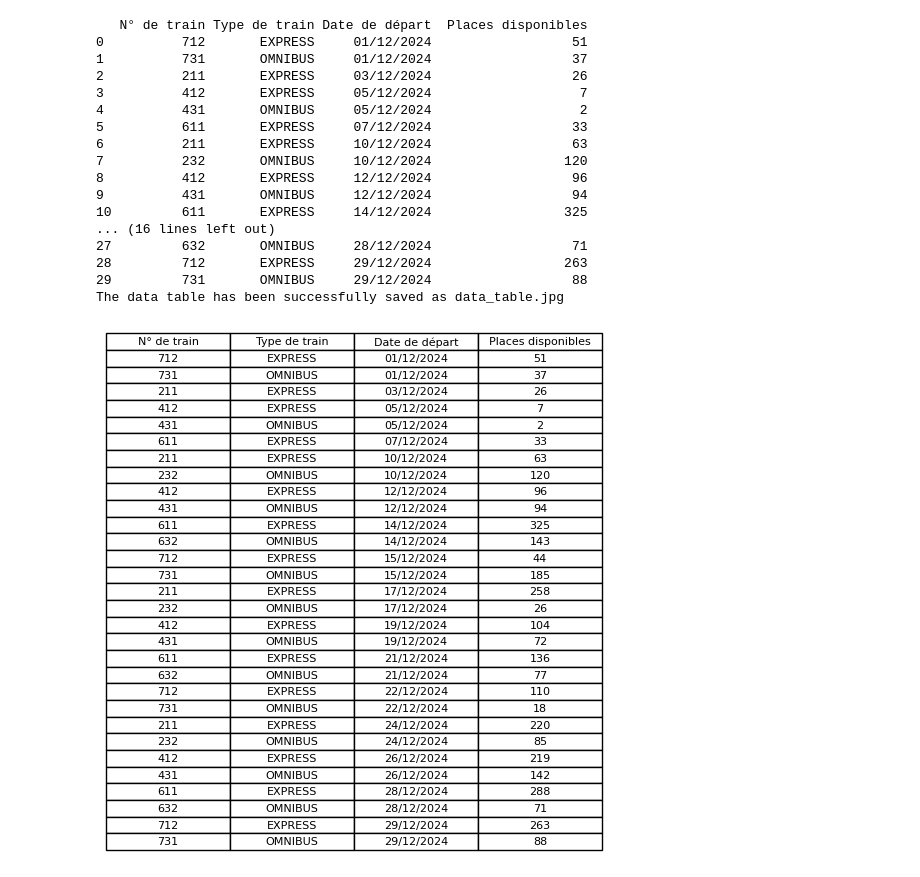
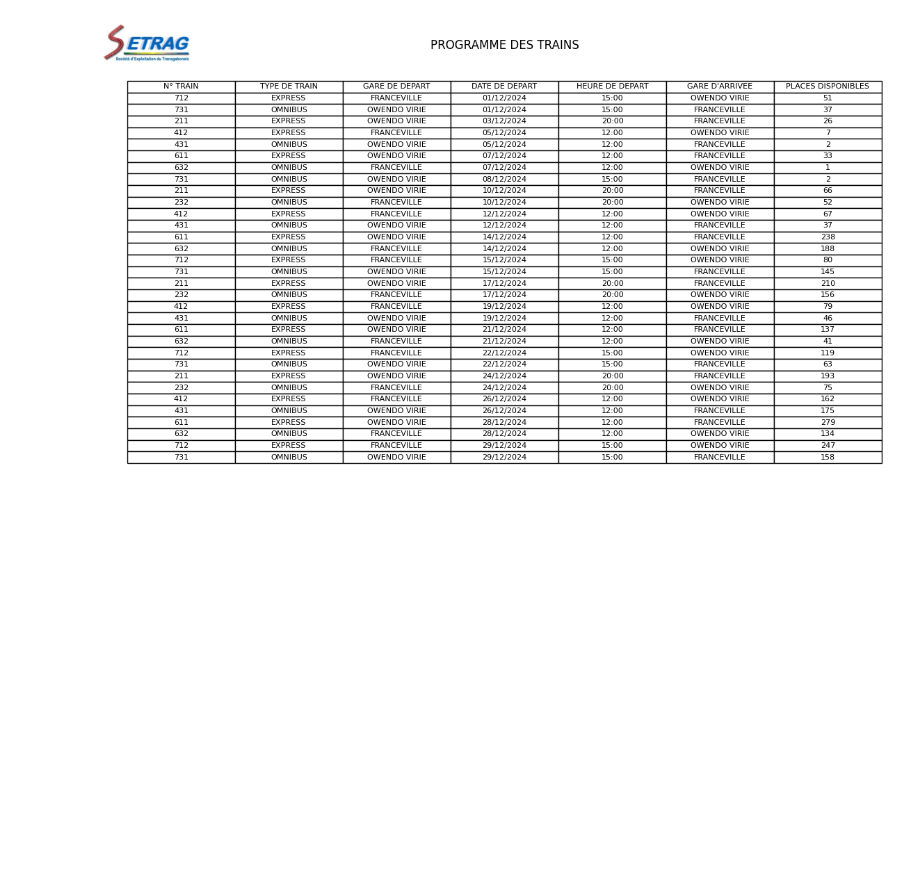
Before and after one commit to bugtronik/db-viz-ml, a Jupyter notebook: notebooks/etl_mobipass.ipynb, the cells around one changed output. Saved outputs shown, nothing was run; the diff lists cells and outputs as text; code cells hidden in the pictures; blank space fills up the shorter version.

```diff
--- a/notebooks/etl_mobipass.ipynb
+++ b/notebooks/etl_mobipass.ipynb
@@ -3,6 +3,7 @@ import pymysql
 import numpy as np
 import pandas as pd
 import matplotlib.pyplot as plt
+import matplotlib.image as mpimg
 from sshtunnel import SSHTunnelForwarder
 
 # Define your SSH and MySQL credentials
@@ -16,6 +17,10 @@ mysql_port = 3306
 mysql_user = 'galera'
 mysql_password = 'galera'
 mysql_db = 'setrag_beta1'
+
+# Charger l'image
+image_path = 'setraglogo.jpg'
+img = mpimg.imread(image_path)
 
 # Establish the SSH tunnel
 with SSHTunnelForwarder(
@@ -33,60 +38,61 @@ with SSHTunnelForwarder(
         port=tunnel.local_bind_port
     )
 
     # Execute a query
     with connection.cursor() as cursor:
         cursor.execute("""
-                        SELECT t.number AS 'N° de train',
-                            tp.label AS 'Type de train',
-                            DATE_FORMAT(FROM_UNIXTIME(t.planned_date/1000), "%d/%m/%Y") AS "Date de départ",
-                            count(sbr.seat_occupation_flag) AS 'Places disponibles'
+                        SELECT t.number AS "N° TRAIN",
+                        	   tp.label AS "TYPE DE TRAIN",
+                               IF(wdr.departure_station = 1, "OWENDO VIRIE", "FRANCEVILLE") AS "GARE DE DEPART",
+                               DATE_FORMAT(FROM_UNIXTIME(t.planned_date/1000), "%d/%m/%Y") AS "DATE DE DEPART",
+                               DATE_FORMAT(FROM_UNIXTIME(t.planned_date/1000), "%H:%i") AS "HEURE DE DEPART",
+                               IF(wdr.arrival_station = 23, "FRANCEVILLE", "OWENDO VIRIE") AS "GARE D'ARRIVEE",
+                        	   count(sbr.seat_occupation_flag) AS "PLACES DISPONIBLES"
                         FROM train AS t
                         INNER JOIN seat_booking_record AS sbr
                         ON sbr.train_id = t.id
                         INNER JOIN seat AS s
                         ON s.id = sbr.seat_id
                         INNER JOIN car AS c
                         ON c.id = s.car_id
                         INNER JOIN train_type tp
                         ON t.train_type_id = tp.id
-                        WHERE (t.planned_date/1000) between UNIX_TIMESTAMP('2024-12-01 00:00:00') AND UNIX_TIMESTAMP('2024-12-31 23:59:59')
-                        AND sbr.seat_occupation_flag = 0
-                        AND tp.label IN ('EXPRESS', 'OMNIBUS')
-                        GROUP BY DATE_FORMAT(FROM_UNIXTIME(t.planned_date/1000), '%d/%m/%Y'), t.number
+                        INNER JOIN week_day_route  wdr
+                        ON wdr.id = t.week_day_route_id
+                        WHERE
+                        (t.planned_date/1000) BETWEEN UNIX_TIMESTAMP('2024-12-01 00:00:00') AND UNIX_TIMESTAMP('2024-12-31 23:59:59')
+                        AND sbr.seat_occupation_flag = 0 AND tp.label IN ('EXPRESS', 'OMNIBUS')
+                        GROUP BY DATE_FORMAT(FROM_UNIXTIME(t.planned_date/1000), "%d/%m/%Y"), t.number
         """)
         result = cursor.fetchall()
         field_names = [i[0] for i in cursor.description]
         #print(field_names)
-        df = pd.DataFrame(result, columns=["N° de train", "Type de train", "Date de départ", "Places disponibles"])
-        print(df)
+        df = pd.DataFrame(result, columns=["N° TRAIN", "TYPE DE TRAIN", "GARE DE DEPART", "DATE DE DEPART", "HEURE DE DEPART", "GARE D'ARRIVEE", "PLACES DISPONIBLES"])
+        #print(df)
+
+        df_styled = df.style.set_table_styles(
+            [{'selector': 'th', 'props': [('background-color', '#FF0000'), ('color', 'white'), ('font-weight', 'bold')]}]
+        )
+
 
         # Plot the DataFrame as a table
-        fig, ax = plt.subplots()
+        fig, ax = plt.subplots(figsize=(14, 7))
         ax.axis('tight')
         ax.axis('off')
+
+        ax.set_title("PROGRAMME DES TRAINS", y=1.08)
+
         table = ax.table(cellText=df.values, colLabels=df.columns, cellLoc='center', loc='center')
+
+        # Ajouter un nouvel axe pour le logo
+        logo_ax = fig.add_axes([0.1, 0.92, 0.09, 0.085], anchor='NE', zorder=-1)
+        logo_ax.imshow(img)
+        logo_ax.axis('off')  # Masquer les axes du logo
+
         # Save the table as a JPEG image
         plt.savefig('data_table.jpg', format='jpeg')
-        print("The data table has been successfully saved as data_table.jpg")
 
     # Close the connection
     connection.close()
 # %% [output]
-   N° de train Type de train Date de départ  Places disponibles
-0          712       EXPRESS     01/12/2024                  51
-1          731       OMNIBUS     01/12/2024                  37
-2          211       EXPRESS     03/12/2024                  26
-3          412       EXPRESS     05/12/2024                   7
-4          431       OMNIBUS     05/12/2024                   2
-5          611       EXPRESS     07/12/2024                  33
-6          211       EXPRESS     10/12/2024                  63
-7          232       OMNIBUS     10/12/2024                 120
-8          412       EXPRESS     12/12/2024                  96
-9          431       OMNIBUS     12/12/2024                  94
-10         611       EXPRESS     14/12/2024                 325
-... (16 lines left out)
-27         632       OMNIBUS     28/12/2024                  71
-28         712       EXPRESS     29/12/2024                 263
-29         731       OMNIBUS     29/12/2024                  88
-The data table has been successfully saved as data_table.jpg
-[figure, old version]
+[figure, new version]
```
Also changed, not shown: 1 other file.
